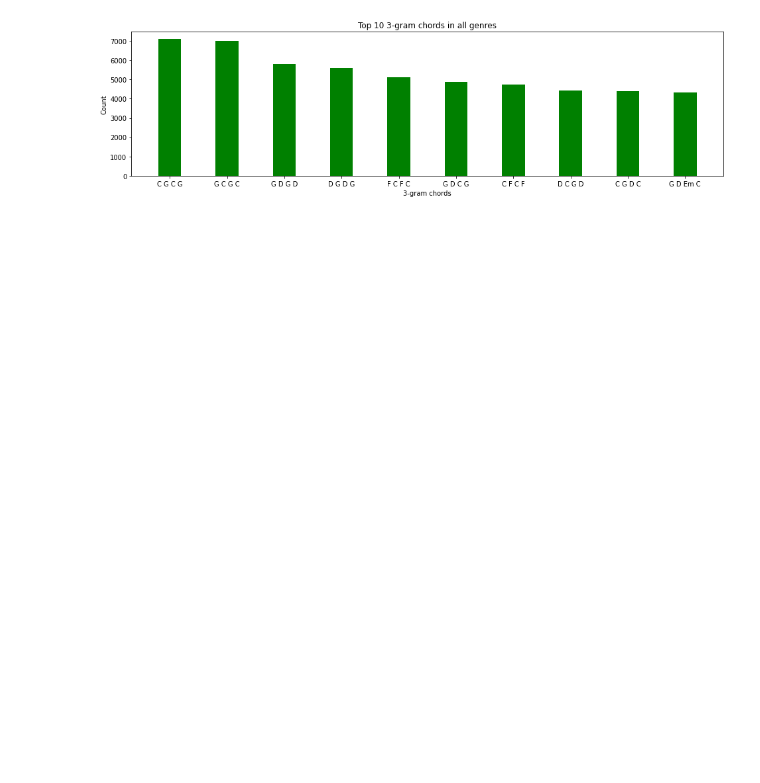
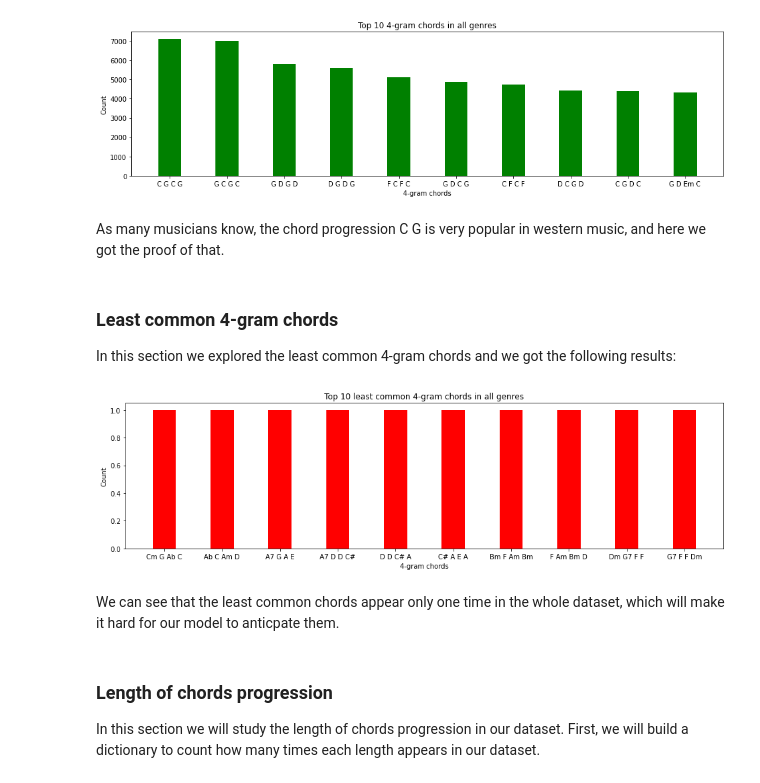
Before and after one commit to ThomasBench/ComputadorMusica, a Jupyter notebook: PreliminaryAnalysis.ipynb, the cells around one changed output. Saved outputs shown, nothing was run; the diff lists cells and outputs as text; code cells hidden in the pictures; blank space fills up the shorter version.

```diff
--- a/PreliminaryAnalysis.ipynb
+++ b/PreliminaryAnalysis.ipynb
@@ -24,21 +30,21 @@ all_genres_en
 # %%
-import ast
 def convert_string_to_ngrams_list (chords_string, ngram = 4):
     """
     converts the list of chords to list of ngrams, each ngram is one list
     """
-    chords = ast.literal_eval(chords_string)
+    in_bracket = False
+    str = ''
+    chords = []
+    for i in chords_string:
+        if in_bracket and i !='\'' :
+            str += i
+        if i == '\'' :
+            in_bracket = not in_bracket
+            if str != '' :
+                chords.append(str)
 
+            str = ''
     temp=zip(*[chords[i:] for i in range(0,ngram)])
     ans=[' '.join(ngram) for ngram in temp]
 
     return ans
-import numpy as np
-# %%
-all_genres_en['ngrams'] = all_genres_en['chords'].apply(lambda x: convert_string_to_ngrams_list(x,4))
-all_genres_en['ngrams'] = all_genres_en['ngrams'].apply(lambda x:  x if len(x) > 0 else np.NaN)
-all_genres_en = all_genres_en.dropna(subset=["ngrams"])
-all_genres_en["best_ngram"] =  all_genres_en['ngrams'].apply( lambda x:  list(Counter(x).most_common(1))[0][0])
-counter = Counter(all_genres_en["best_ngram"])
-most_common = counter.most_common(1)[0][1]
-{k:(1-i/most_common) for k,i in counter.items()}
@@ -44,0 +54,3 @@ most_common = counter.most_common(1)[0][1]
+# %%
+all_genres_en['chords'] = all_genres_en['chords'].apply(convert_string_to_ngrams_list)
+all_genres_en
@@ -74,3 +102,32 @@ plt.savefig("positive-bigram.png")
 plt.show()
 # %% [output]
 [figure]
+# %% [markdown]
+As many musicians know, the chord progression C G is very popular in western music,
+and here we got the proof of that.
+# %% [markdown]
+### Least common 4-gram chords
+In this section we explored the least common 4-gram chords and we got the following results:
+# %%
+#plotting a histogram
+
+df_ngrs_counter=pd.DataFrame(sorted(ngrs_counter.items(),key=lambda x:x[1],reverse=False))
+pd1bi=df_ngrs_counter[0][:10]
+pd2bi=df_ngrs_counter[1][:10]
+
+plt.figure(1,figsize=(16,4))
+plt.bar(pd1bi,pd2bi, color ='red',width = 0.4)
+plt.xlabel("4-gram chords")
+plt.ylabel("Count")
+plt.title("Top 10 least common 4-gram chords in all genres")
+plt.savefig("positive-bigram.png")
+plt.show()
+# %% [output]
+[figure, added]
+# %% [markdown]
+We can see that the least common chords appear only one time in the whole dataset,
+which will make it hard for our model to anticpate them.
+# %% [markdown]
+### Length of chords progression
+In this section we will study the length of chords progression in our dataset. First, we will build a dictionary
+to count how many times each length appears in our dataset.
```
Also changed, not shown: parts of 17 cells of this notebook, 4 other files.
